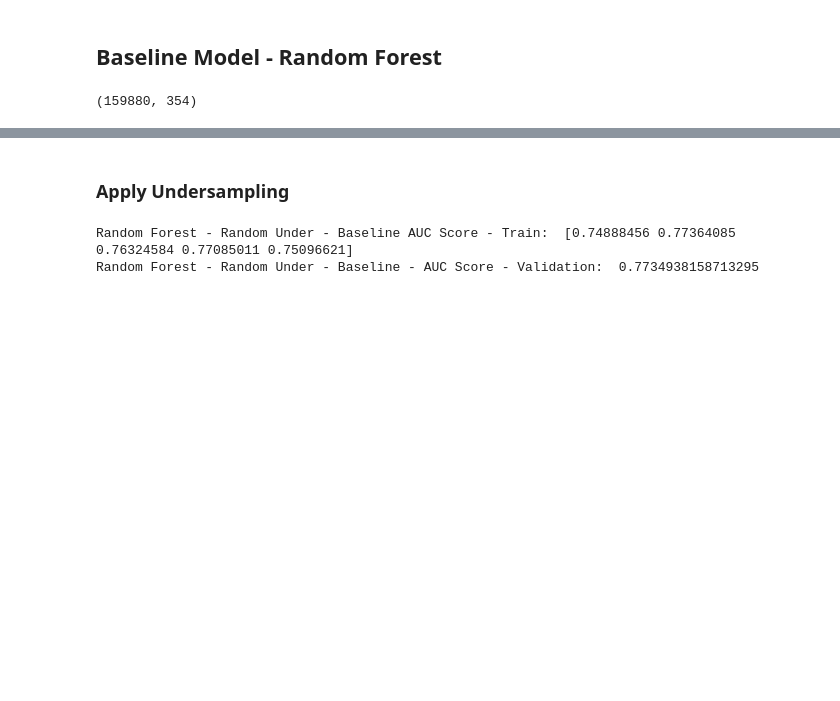
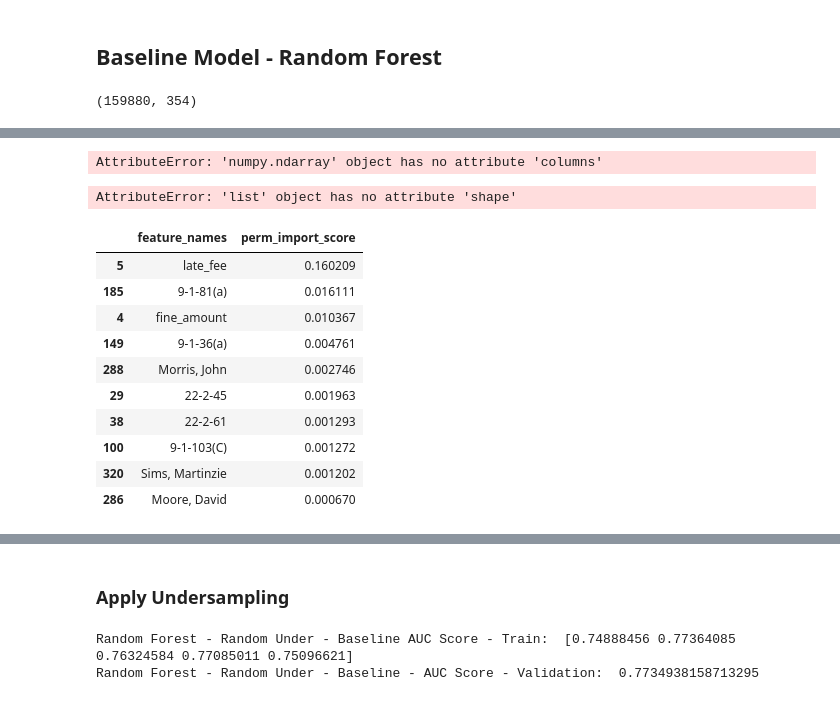
Before and after one commit to Morgan-Sell/detroit-blight-ticket, a Jupyter notebook: supervised_ml.ipynb, the cells around one changed output, grey strips where cells are left out. Drawn from its saved outputs; the diff is of its cells as text; code cells hidden in the pictures; blank space fills up the shorter version.

```diff
--- a/supervised_ml.ipynb
+++ b/supervised_ml.ipynb
@@ -301,0 +326,30 @@ Random Forest - Baseline - AUC Score - Validation:  0.7686097225729512
+# %%
+perm_imp = permutation_importance(forest, X3_val, y3_val, scoring='roc_auc', n_repeats=10, random_state=3)
+# %% [output]
+AttributeError: 'numpy.ndarray' object has no attribute 'columns'
+# %%
+results.shape
+feature_names.shape
+# %% [output]
+AttributeError: 'list' object has no attribute 'shape'
+# %%
+feature_names = pd.Series(train3.columns.drop('compliance'))
+results = perm_imp.importances_mean
+df_perm_import = pd.DataFrame()
+df_perm_import['feature_names'] = feature_names
+df_perm_import['perm_import_score'] = results
+df_perm_import.columns=df_perm_import.columns.str.strip()
+df_perm_import.sort_values('perm_import_score', inplace=True, ascending=False)
+df_perm_import.head(10)
+# %% [output]
+|  | feature_names | perm_import_score |
+| 5 | late_fee | 0.160209 |
+| 185 | 9-1-81(a) | 0.016111 |
+| 4 | fine_amount | 0.010367 |
+| 149 | 9-1-36(a) | 0.004761 |
+| 288 | Morris, John | 0.002746 |
+| 29 | 22-2-45 | 0.001963 |
+| 38 | 22-2-61 | 0.001293 |
+| 100 | 9-1-103(C) | 0.001272 |
+| 320 | Sims, Martinzie | 0.001202 |
+| 286 | Moore, David | 0.000670 |
```
Also changed, not shown: parts of 11 cells of this notebook.
